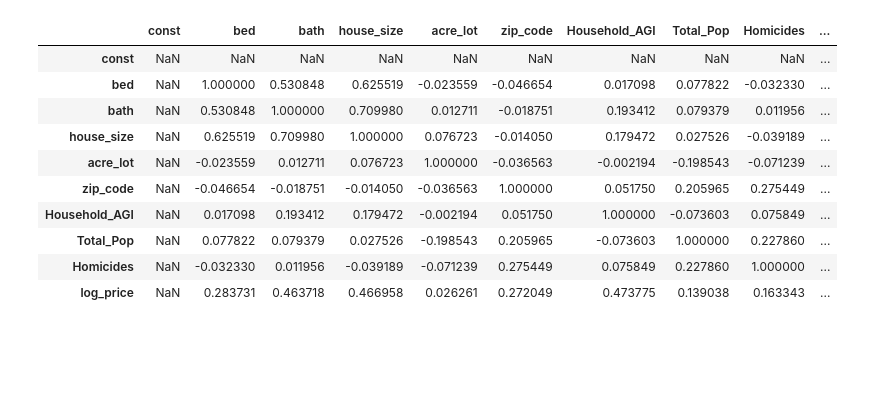
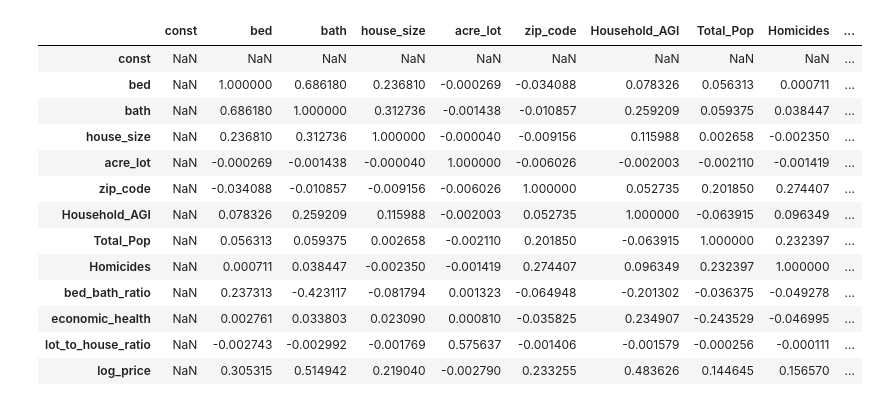
Before and after one commit to et-lang225/House_Prices_Project, a Jupyter notebook: statsmod_GLMM.ipynb, the cells around one changed output. Drawn from its saved outputs; the diff is of its cells as text; code cells hidden in the pictures; blank space fills up the shorter version.

```diff
--- a/statsmod_GLMM.ipynb
+++ b/statsmod_GLMM.ipynb
@@ -29,9 +29,7 @@ Loading: C:\Users\ej_la\.cache\kagglehub\datasets\ahmedshahriarsakib\usa-real-es
 # %%
 from Final_Data_Output import Final_Data as FD
 FD = FD()
-Master_df = FD.Merge_all(min_price=100000, max_bed=12, max_bath=10, max_sqft=4000, min_sqft=1)
-Master_df['log_price'] = np.log(Master_df['price'])
-Master_df = Master_df.loc[Master_df['acre_lot'] < 10, :]
-Master_df.info()
+clean_df = FD.Merge_all()
+clean_df.info()
 # %% [output]
 <class 'pandas.core.frame.DataFrame'>
@@ -54,6 +54,5 @@ memory usage: 398.9+ MB
 # %%
-df = Master_df[['bed', 'bath', 'house_size', 'acre_lot', 'zip_code', 'Household_AGI', 'Total_Pop', 'Homicides', 'log_price']]
-df = df.dropna()
-df = sm.add_constant(df)
-df.shape
+clean_df = clean_df.dropna()
+clean_df = sm.add_constant(clean_df)
+clean_df.shape
 # %% [output]
@@ -66,15 +65,18 @@ plt.show()
 # %%
-df.corr()
+clean_df.corr()
 # %% [output]
 |  | const | bed | bath | house_size | acre_lot | zip_code | Household_AGI | Total_Pop | Homicides | ... |
 | const | NaN | NaN | NaN | NaN | NaN | NaN | NaN | NaN | NaN | ... |
-| bed | NaN | 1.000000 | 0.530848 | 0.625519 | -0.023559 | -0.046654 | 0.017098 | 0.077822 | -0.032330 | ... |
-| bath | NaN | 0.530848 | 1.000000 | 0.709980 | 0.012711 | -0.018751 | 0.193412 | 0.079379 | 0.011956 | ... |
-| house_size | NaN | 0.625519 | 0.709980 | 1.000000 | 0.076723 | -0.014050 | 0.179472 | 0.027526 | -0.039189 | ... |
-| acre_lot | NaN | -0.023559 | 0.012711 | 0.076723 | 1.000000 | -0.036563 | -0.002194 | -0.198543 | -0.071239 | ... |
-| zip_code | NaN | -0.046654 | -0.018751 | -0.014050 | -0.036563 | 1.000000 | 0.051750 | 0.205965 | 0.275449 | ... |
-| Household_AGI | NaN | 0.017098 | 0.193412 | 0.179472 | -0.002194 | 0.051750 | 1.000000 | -0.073603 | 0.075849 | ... |
-| Total_Pop | NaN | 0.077822 | 0.079379 | 0.027526 | -0.198543 | 0.205965 | -0.073603 | 1.000000 | 0.227860 | ... |
-| Homicides | NaN | -0.032330 | 0.011956 | -0.039189 | -0.071239 | 0.275449 | 0.075849 | 0.227860 | 1.000000 | ... |
-| log_price | NaN | 0.283731 | 0.463718 | 0.466958 | 0.026261 | 0.272049 | 0.473775 | 0.139038 | 0.163343 | ... |
+| bed | NaN | 1.000000 | 0.686180 | 0.236810 | -0.000269 | -0.034088 | 0.078326 | 0.056313 | 0.000711 | ... |
+| bath | NaN | 0.686180 | 1.000000 | 0.312736 | -0.001438 | -0.010857 | 0.259209 | 0.059375 | 0.038447 | ... |
+| house_size | NaN | 0.236810 | 0.312736 | 1.000000 | -0.000040 | -0.009156 | 0.115988 | 0.002658 | -0.002350 | ... |
+| acre_lot | NaN | -0.000269 | -0.001438 | -0.000040 | 1.000000 | -0.006026 | -0.002003 | -0.002110 | -0.001419 | ... |
+| zip_code | NaN | -0.034088 | -0.010857 | -0.009156 | -0.006026 | 1.000000 | 0.052735 | 0.201850 | 0.274407 | ... |
+| Household_AGI | NaN | 0.078326 | 0.259209 | 0.115988 | -0.002003 | 0.052735 | 1.000000 | -0.063915 | 0.096349 | ... |
+| Total_Pop | NaN | 0.056313 | 0.059375 | 0.002658 | -0.002110 | 0.201850 | -0.063915 | 1.000000 | 0.232397 | ... |
+| Homicides | NaN | 0.000711 | 0.038447 | -0.002350 | -0.001419 | 0.274407 | 0.096349 | 0.232397 | 1.000000 | ... |
+| bed_bath_ratio | NaN | 0.237313 | -0.423117 | -0.081794 | 0.001323 | -0.064948 | -0.201302 | -0.036375 | -0.049278 | ... |
+| economic_health | NaN | 0.002761 | 0.033803 | 0.023090 | 0.000810 | -0.035825 | 0.234907 | -0.243529 | -0.046995 | ... |
+| lot_to_house_ratio | NaN | -0.002743 | -0.002992 | -0.001769 | 0.575637 | -0.001406 | -0.001579 | -0.000256 | -0.000111 | ... |
+| log_price | NaN | 0.305315 | 0.514942 | 0.219040 | -0.002790 | 0.233255 | 0.483626 | 0.144645 | 0.156570 | ... |
 # %%
```
Also changed, not shown: parts of 9 cells of this notebook, 1 other file.
